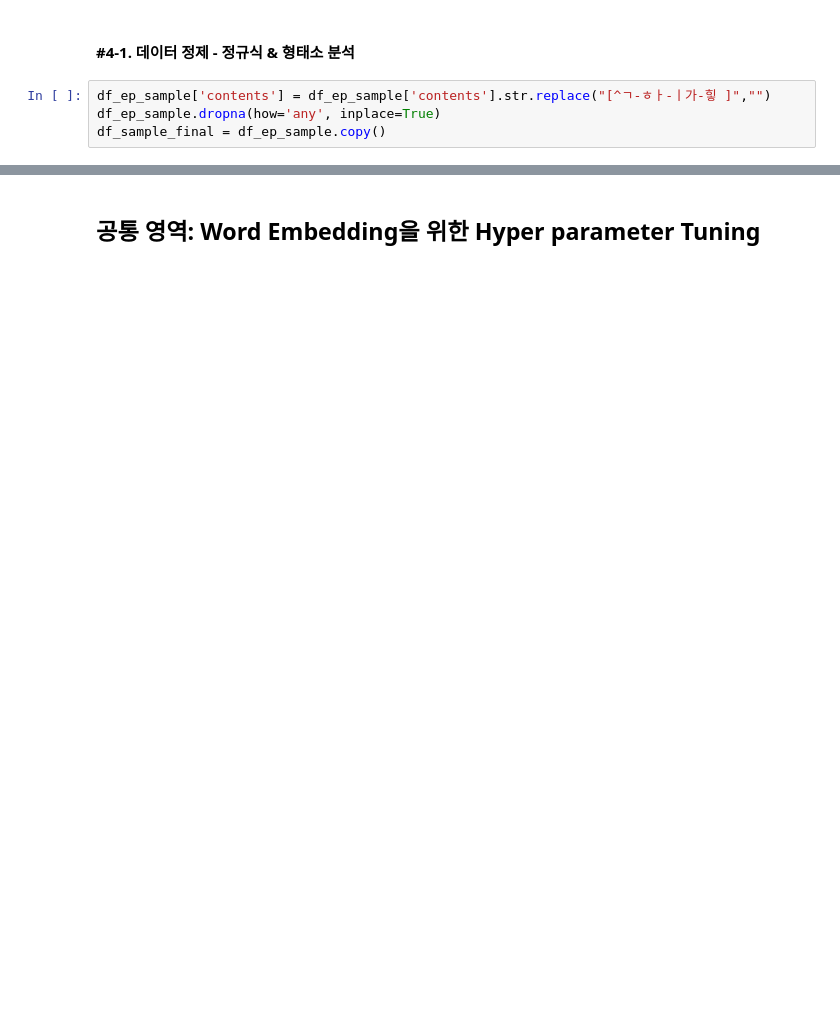
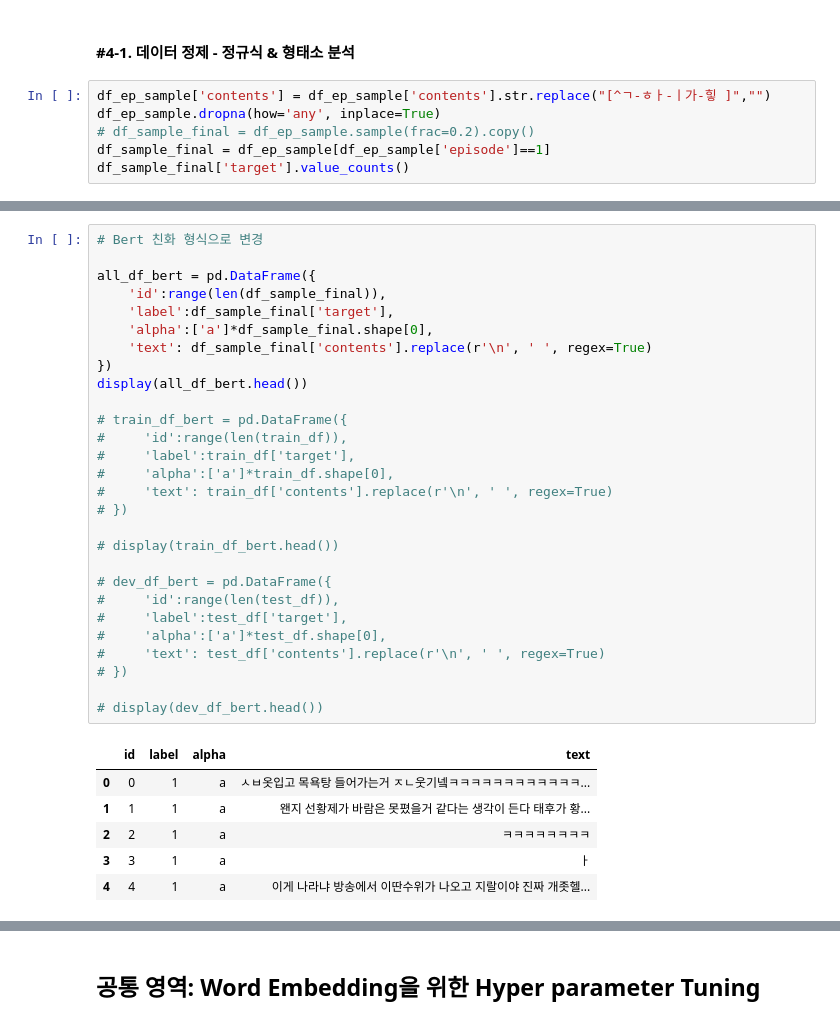
Before and after one commit to jaehyun0220/Colab, a Jupyter notebook: MediaContensAnalysis_Bert_Final.ipynb, the cells around one changed output, grey strips where cells are left out. Cells and saved outputs as stored; diff of their text form; blank space fills up the shorter version.

```diff
--- a/MediaContensAnalysis_Bert_Final.ipynb
+++ b/MediaContensAnalysis_Bert_Final.ipynb
@@ -204,4 +206,6 @@ def morphs_kkma(x):
 # %%
 df_ep_sample['contents'] = df_ep_sample['contents'].str.replace("[^ㄱ-ㅎㅏ-ㅣ가-힣 ]","")
 df_ep_sample.dropna(how='any', inplace=True)
-df_sample_final = df_ep_sample.copy()
+# df_sample_final = df_ep_sample.sample(frac=0.2).copy()
+df_sample_final = df_ep_sample[df_ep_sample['episode']==1]
+df_sample_final['target'].value_counts()
@@ -207,0 +225,35 @@ df_sample_final = df_ep_sample.copy()
+# %%
+# Bert 친화 형식으로 변경
+
+all_df_bert = pd.DataFrame({
+    'id':range(len(df_sample_final)),
+    'label':df_sample_final['target'],
+    'alpha':['a']*df_sample_final.shape[0],
+    'text': df_sample_final['contents'].replace(r'\n', ' ', regex=True)
+})
+display(all_df_bert.head())
+
+# train_df_bert = pd.DataFrame({
+#     'id':range(len(train_df)),
+#     'label':train_df['target'],
+#     'alpha':['a']*train_df.shape[0],
+#     'text': train_df['contents'].replace(r'\n', ' ', regex=True)
+# })
+
+# display(train_df_bert.head())
+
+# dev_df_bert = pd.DataFrame({
+#     'id':range(len(test_df)),
+#     'label':test_df['target'],
+#     'alpha':['a']*test_df.shape[0],
+#     'text': test_df['contents'].replace(r'\n', ' ', regex=True)
+# })
+
+# display(dev_df_bert.head())
+# %% [output]
+|  | id | label | alpha | text |
+| 0 | 0 | 1 | a | ㅅㅂ옷입고 목욕탕 들어가는거 ㅈㄴ웃기넼ㅋㅋㅋㅋㅋㅋㅋㅋㅋㅋㅋㅋ... |
+| 1 | 1 | 1 | a | 왠지 선황제가 바람은 못폈을거 같다는 생각이 든다 태후가 황... |
+| 2 | 2 | 1 | a | ㅋㅋㅋㅋㅋㅋㅋㅋ |
+| 3 | 3 | 1 | a | ㅏ |
+| 4 | 4 | 1 | a | 이게 나라냐 방송에서 이딴수위가 나오고 지랄이야 진짜 개좃헬... |
```
Also changed, not shown: parts of 45 cells of this notebook.
